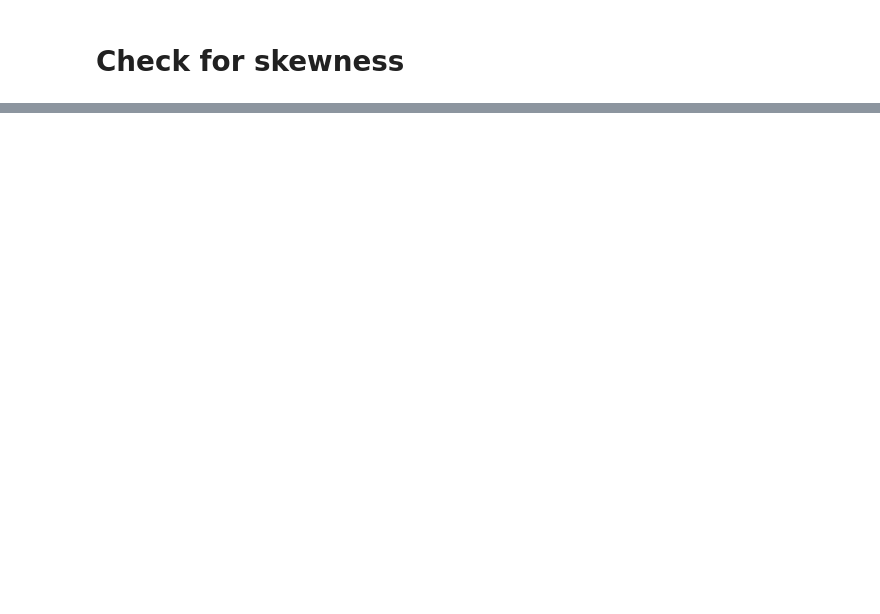
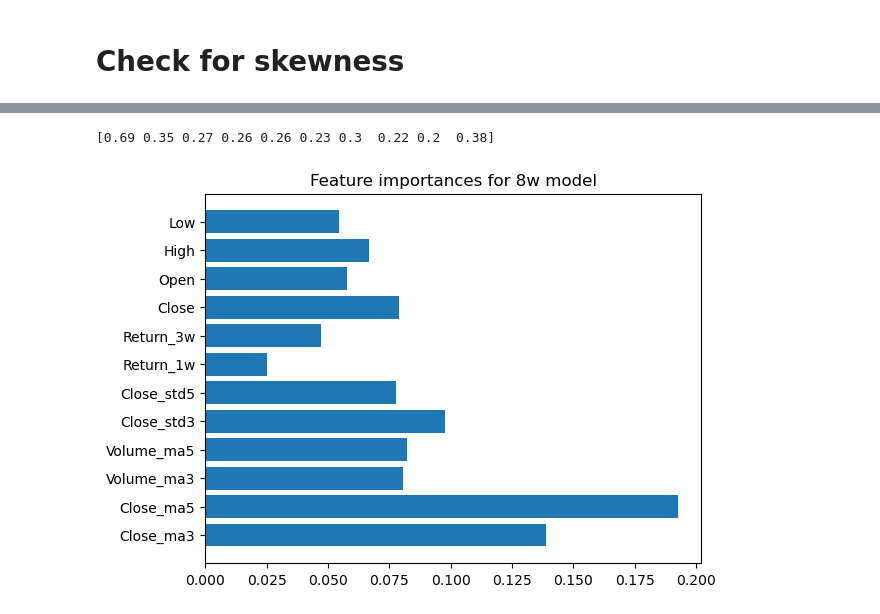
Before and after one commit to CharlSmuts/MLG382_CYO_Project, a Jupyter notebook: Model Part 1/data modelling.ipynb, the cells around one changed output, grey strips where cells are left out. Cells and saved outputs as stored; diff of their text form; code cells hidden in the pictures; blank space fills up the shorter version.

```diff
--- a/Model Part 1/data modelling.ipynb
+++ b/Model Part 1/data modelling.ipynb
@@ -112,9 +87,0 @@ df['Direction'] = (df['Next'] > df['Close']).astype(int)
-# %%
-feature_cols = [
-    'Close_ma3', 'Close_ma5',
-    'Volume_ma3', 'Volume_ma5',
-    'Close_std3', 'Close_std5',
-    'Return_1w', 'Return_3w', 'Close', 'Open', 'High', 'Low'
-]
-X = df[feature_cols]
-y = df['Direction']
@@ -123,4 +87,0 @@ y = df['Direction']
-# %%
-split_index = int(len(df) * 0.8)
-X_train, X_test = X.iloc[:split_index], X.iloc[split_index:]
-y_train, y_test = y.iloc[:split_index], y.iloc[split_index:]
@@ -131,4 +87,0 @@ y_train, y_test = y.iloc[:split_index], y.iloc[split_index:]
-# %%
-logreg = LogisticRegression(max_iter=1000)
-logreg.fit(X_train, y_train)
-y_pred_lr = logreg.predict(X_test)
@@ -145,7 +87,0 @@ param_dist = {
-# %%
-rf = RandomForestClassifier(random_state=42)
-random_search = RandomizedSearchCV(rf, param_distributions=param_dist,
-                                   n_iter=15, cv=3, verbose=1, n_jobs=-1, random_state=42)
-random_search.fit(X_train, y_train)
-best_rf = random_search.best_estimator_
-y_pred_rf = best_rf.predict(X_test)
@@ -198,0 +185,14 @@ plt.show()
+# %%
+probs = model.predict_proba(X_test)[:, 1]
+print(probs[:10])  # should vary; if they’re all ~0.51+ then it’s too soft
+# %% [output]
+[0.69 0.35 0.27 0.26 0.26 0.23 0.3  0.22 0.2  0.38]
+# %%
+import matplotlib.pyplot as plt
+
+importances = model.feature_importances_
+plt.barh(feature_cols, importances)
+plt.title(f"Feature importances for {weeks_ahead}w model")
+plt.show()
+# %% [output]
+[figure, added]
```
Also changed, not shown: parts of 25 cells of this notebook, 8 other files.
